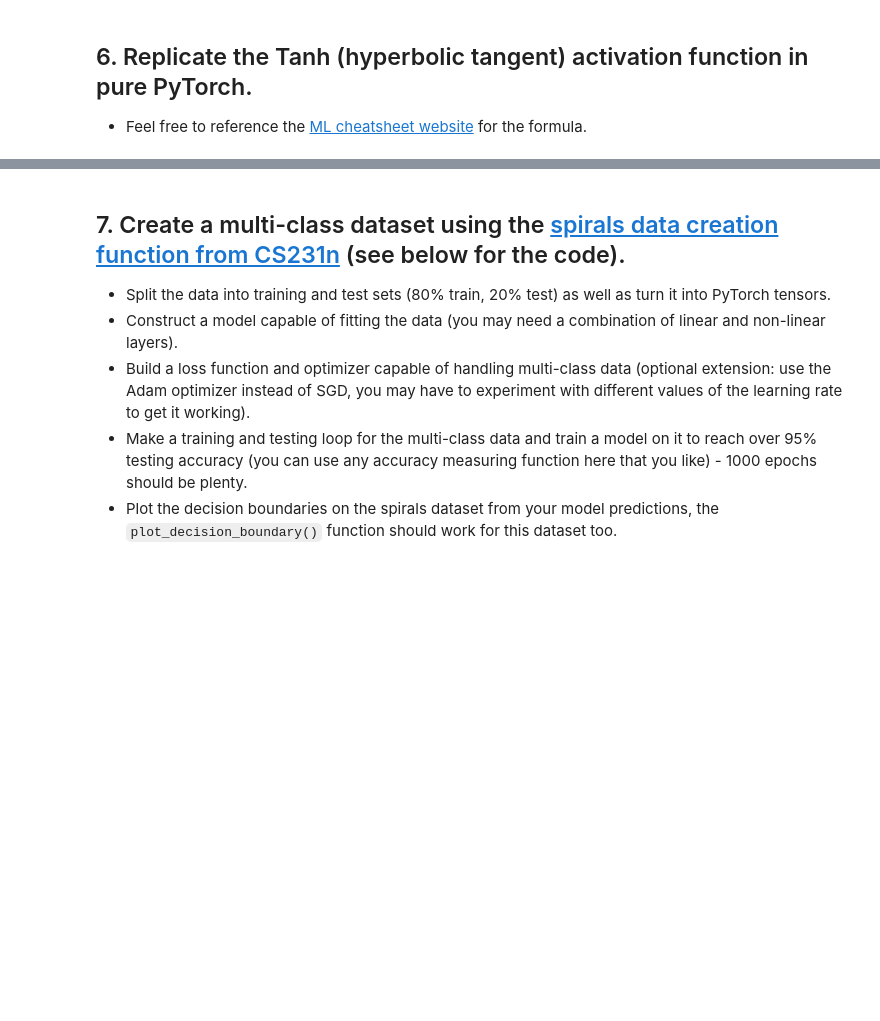
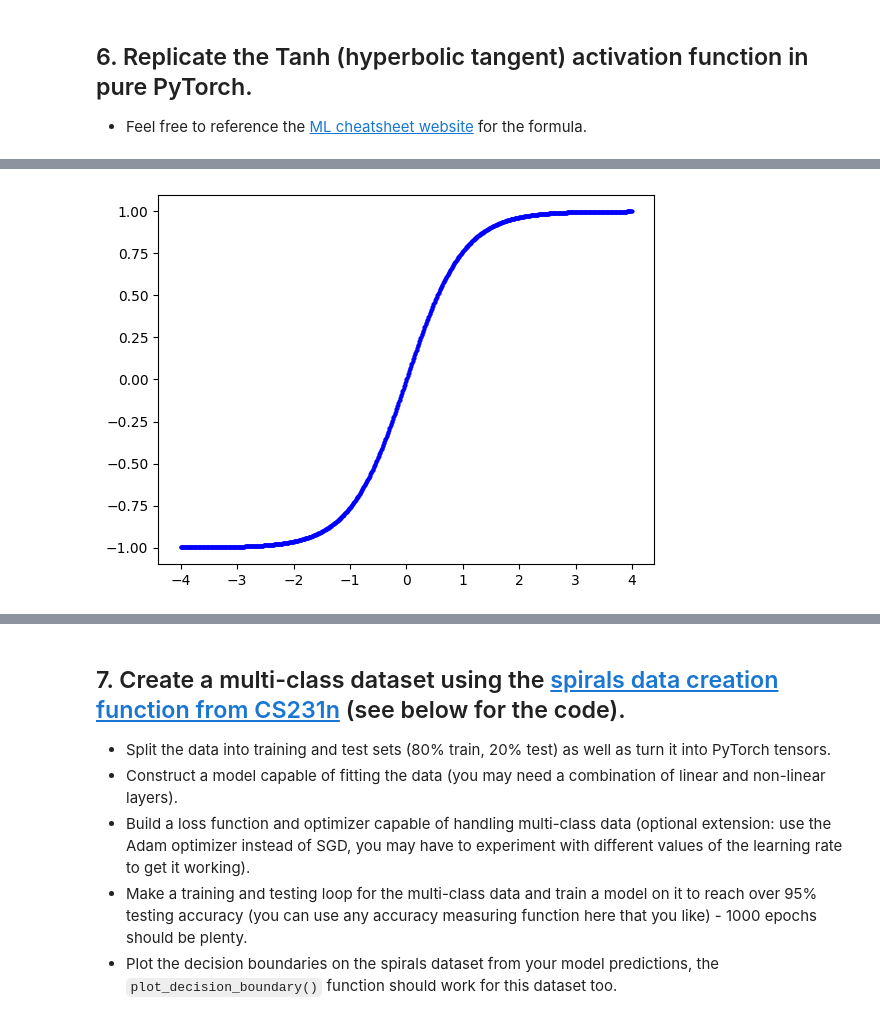
Before and after one commit to Namakando-ApertureScience/Torch-training, a Jupyter notebook: 02_pytorch_classification_exercises.ipynb, the cells around one changed output, grey strips where cells are left out. Cells and saved outputs as stored; diff of their text form; code cells hidden in the pictures; blank space fills up the shorter version.

```diff
--- a/02_pytorch_classification_exercises.ipynb
+++ b/02_pytorch_classification_exercises.ipynb
@@ -249,2 +335,7 @@ def plot_decision_boundary(model, X, y):
 # %%
 # Test torch.tanh() on the tensor and plot it
+tanh_y = line_X.tanh()
+plt.scatter(line_X, tanh_y, s=4, c="blue")
+plt.show()
+# %% [output]
+[figure, added]
```
Also changed, not shown: parts of 30 cells of this notebook.
